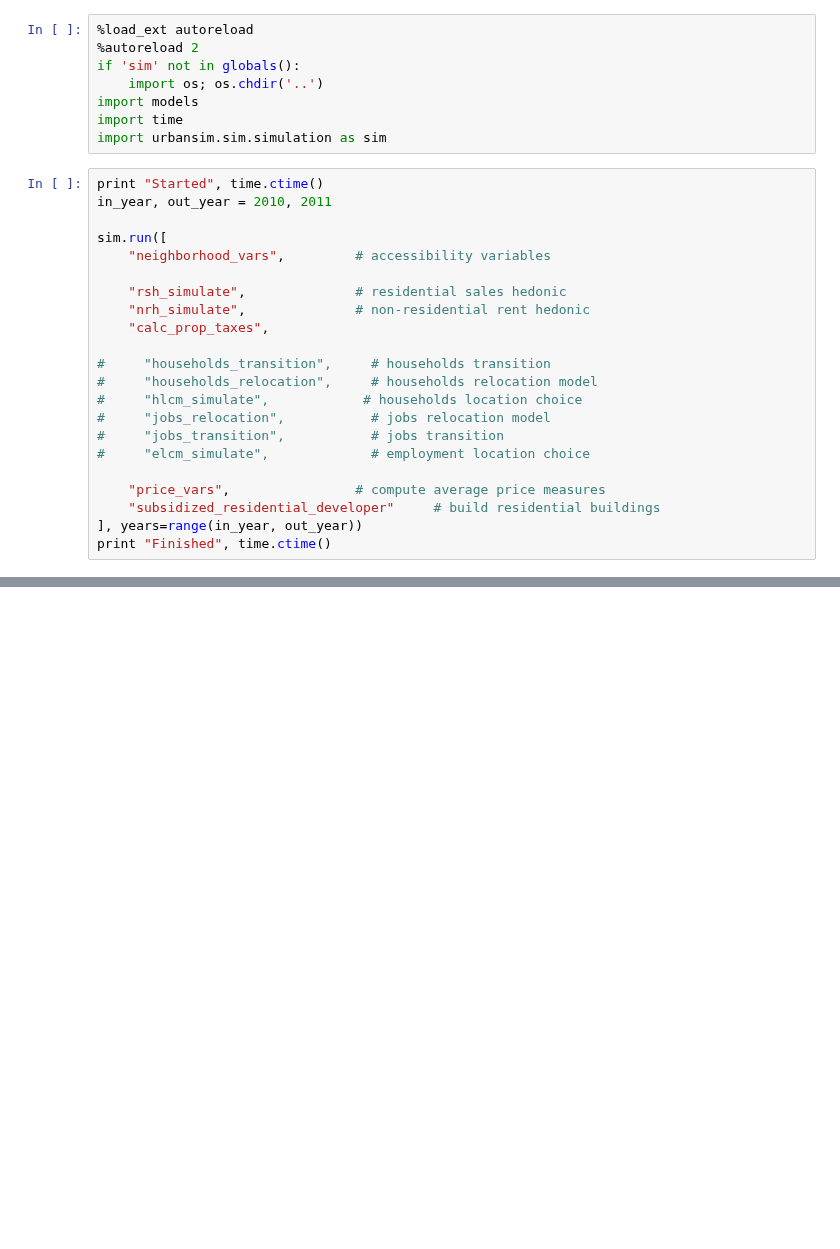
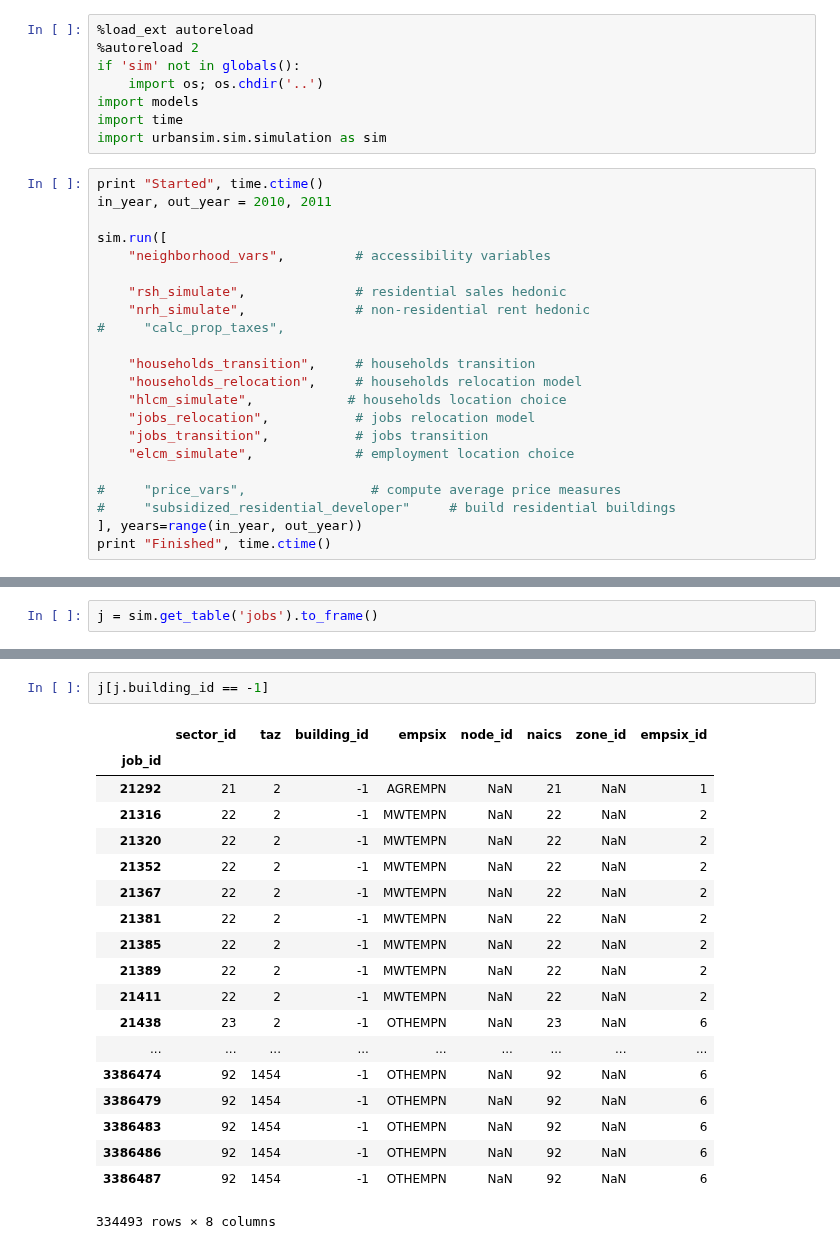
Before and after one commit to UDST/bayarea_urbansim, a Jupyter notebook: notebooks/Simulation.ipynb, the cells around one changed output, grey strips where cells are left out. Cells and saved outputs as stored; diff of their text form; blank space fills up the shorter version.

Commit message:
updated summary tables

```diff
--- a/notebooks/Simulation.ipynb
+++ b/notebooks/Simulation.ipynb
@@ -15,17 +15,17 @@ sim.run([
 
     "rsh_simulate",              # residential sales hedonic
     "nrh_simulate",              # non-residential rent hedonic
-    "calc_prop_taxes",
+#     "calc_prop_taxes",
 
-#     "households_transition",     # households transition
-#     "households_relocation",     # households relocation model
-#     "hlcm_simulate",            # households location choice
-#     "jobs_relocation",           # jobs relocation model
-#     "jobs_transition",           # jobs transition
-#     "elcm_simulate",             # employment location choice
+    "households_transition",     # households transition
+    "households_relocation",     # households relocation model
+    "hlcm_simulate",            # households location choice
+    "jobs_relocation",           # jobs relocation model
+    "jobs_transition",           # jobs transition
+    "elcm_simulate",             # employment location choice
 
-    "price_vars",                # compute average price measures
-    "subsidized_residential_developer"     # build residential buildings
+#     "price_vars",                # compute average price measures
+#     "subsidized_residential_developer"     # build residential buildings
 ], years=range(in_year, out_year))
 print "Finished", time.ctime()
 # %% [output]
@@ -49,0 +58,2 @@ ValueError: All objects passed were None
+# %%
+j = sim.get_table('jobs').to_frame()
@@ -49,0 +79,22 @@ ValueError: All objects passed were None
+# %%
+j[j.building_id == -1]
+# %% [output]
+|  | sector_id | taz | building_id | empsix | node_id | naics | zone_id | empsix_id |
+| job_id |  |  |  |  |  |  |  |  |
+| 21292 | 21 | 2 | -1 | AGREMPN | NaN | 21 | NaN | 1 |
+| 21316 | 22 | 2 | -1 | MWTEMPN | NaN | 22 | NaN | 2 |
+| 21320 | 22 | 2 | -1 | MWTEMPN | NaN | 22 | NaN | 2 |
+| 21352 | 22 | 2 | -1 | MWTEMPN | NaN | 22 | NaN | 2 |
+| 21367 | 22 | 2 | -1 | MWTEMPN | NaN | 22 | NaN | 2 |
+| 21381 | 22 | 2 | -1 | MWTEMPN | NaN | 22 | NaN | 2 |
+| 21385 | 22 | 2 | -1 | MWTEMPN | NaN | 22 | NaN | 2 |
+| 21389 | 22 | 2 | -1 | MWTEMPN | NaN | 22 | NaN | 2 |
+| 21411 | 22 | 2 | -1 | MWTEMPN | NaN | 22 | NaN | 2 |
+| 21438 | 23 | 2 | -1 | OTHEMPN | NaN | 23 | NaN | 6 |
+| ... | ... | ... | ... | ... | ... | ... | ... | ... |
+| 3386474 | 92 | 1454 | -1 | OTHEMPN | NaN | 92 | NaN | 6 |
+| 3386479 | 92 | 1454 | -1 | OTHEMPN | NaN | 92 | NaN | 6 |
+| 3386483 | 92 | 1454 | -1 | OTHEMPN | NaN | 92 | NaN | 6 |
+| 3386486 | 92 | 1454 | -1 | OTHEMPN | NaN | 92 | NaN | 6 |
+| 3386487 | 92 | 1454 | -1 | OTHEMPN | NaN | 92 | NaN | 6 |
+334493 rows × 8 columns
```
Also changed, not shown: parts of 4 cells of this notebook, 3 other files.
